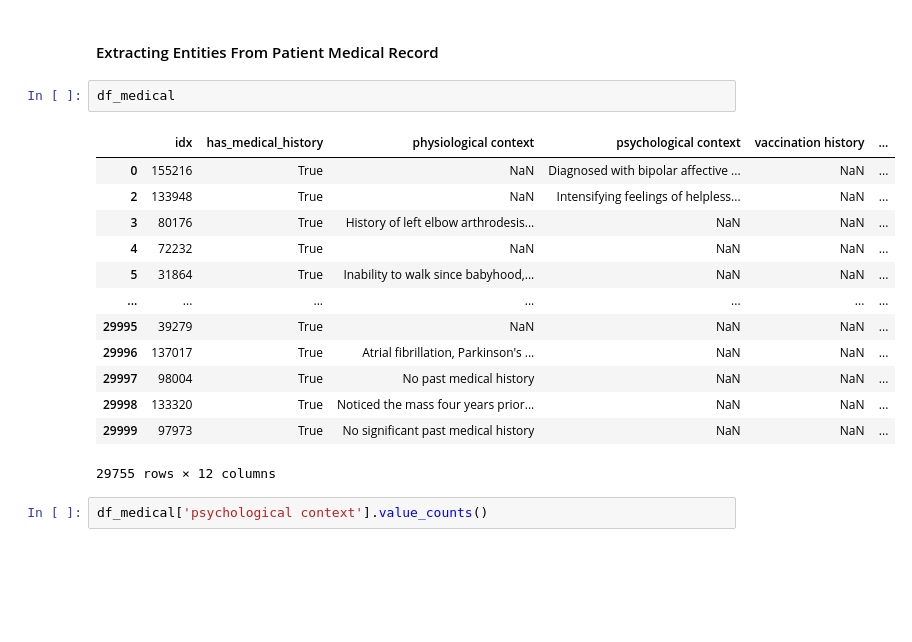
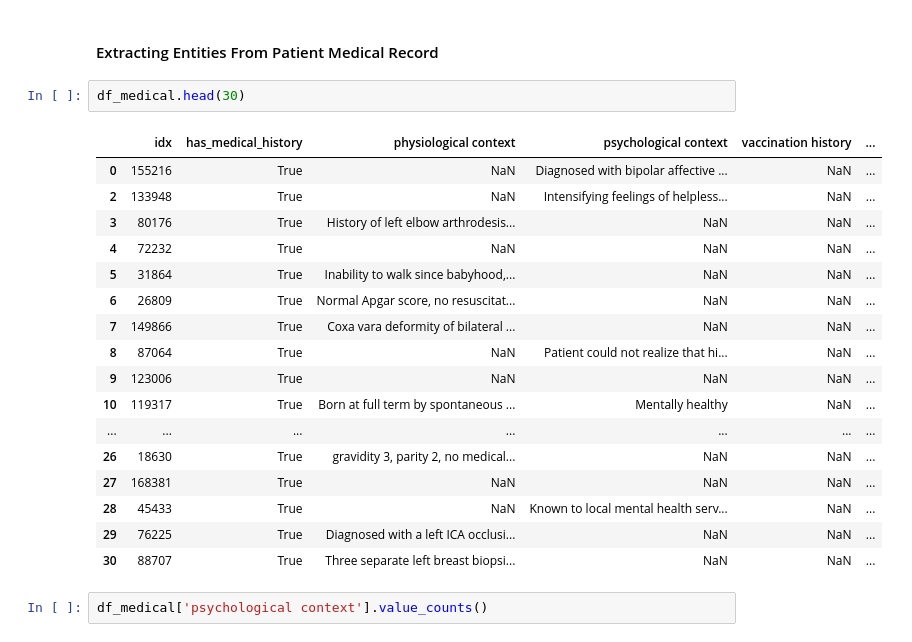
Before and after one commit to anc-22/Clinical_NLP_Project, a Jupyter notebook: notebook/NERLabelGeneration.ipynb, the cells around one changed output. Drawn from its saved outputs; the diff is of its cells as text; blank space fills up the shorter version.

```diff
--- a/notebook/NERLabelGeneration.ipynb
+++ b/notebook/NERLabelGeneration.ipynb
@@ -427,21 +286,25 @@ def run_medical_ner_extraction(df, text_column,
 # %% [markdown]
 #### Extracting Entities From Patient Medical Record
 # %%
-df_medical
+df_medical.head(30)
 # %% [output]
 |  | idx | has_medical_history | physiological context | psychological context | vaccination history | ... |
 | 0 | 155216 | True | NaN | Diagnosed with bipolar affective ... | NaN | ... |
 | 2 | 133948 | True | NaN | Intensifying feelings of helpless... | NaN | ... |
 | 3 | 80176 | True | History of left elbow arthrodesis... | NaN | NaN | ... |
 | 4 | 72232 | True | NaN | NaN | NaN | ... |
 | 5 | 31864 | True | Inability to walk since babyhood,... | NaN | NaN | ... |
+| 6 | 26809 | True | Normal Apgar score, no resuscitat... | NaN | NaN | ... |
+| 7 | 149866 | True | Coxa vara deformity of bilateral ... | NaN | NaN | ... |
+| 8 | 87064 | True | NaN | Patient could not realize that hi... | NaN | ... |
+| 9 | 123006 | True | NaN | NaN | NaN | ... |
+| 10 | 119317 | True | Born at full term by spontaneous ... | Mentally healthy | NaN | ... |
 | ... | ... | ... | ... | ... | ... | ... |
-| 29995 | 39279 | True | NaN | NaN | NaN | ... |
-| 29996 | 137017 | True | Atrial fibrillation, Parkinson's ... | NaN | NaN | ... |
-| 29997 | 98004 | True | No past medical history | NaN | NaN | ... |
-| 29998 | 133320 | True | Noticed the mass four years prior... | NaN | NaN | ... |
-| 29999 | 97973 | True | No significant past medical history | NaN | NaN | ... |
+| 26 | 18630 | True | gravidity 3, parity 2, no medical... | NaN | NaN | ... |
+| 27 | 168381 | True | NaN | NaN | NaN | ... |
+| 28 | 45433 | True | NaN | Known to local mental health serv... | NaN | ... |
+| 29 | 76225 | True | Diagnosed with a left ICA occlusi... | NaN | NaN | ... |
+| 30 | 88707 | True | Three separate left breast biopsi... | NaN | NaN | ... |
-29755 rows × 12 columns
 # %%
 df_medical['psychological context'].value_counts()
 # %% [output]
```
Also changed, not shown: parts of 15 cells of this notebook.
